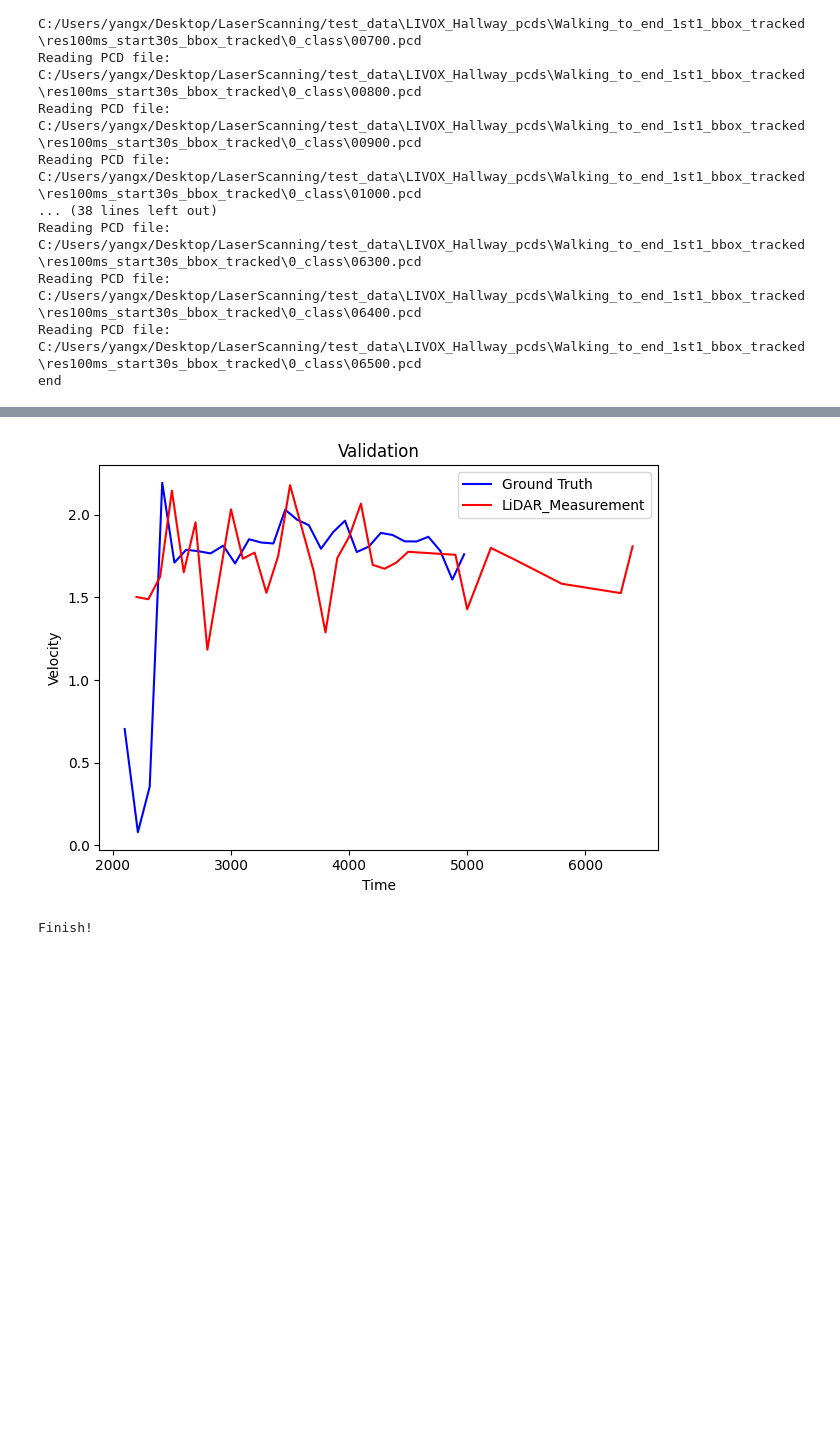
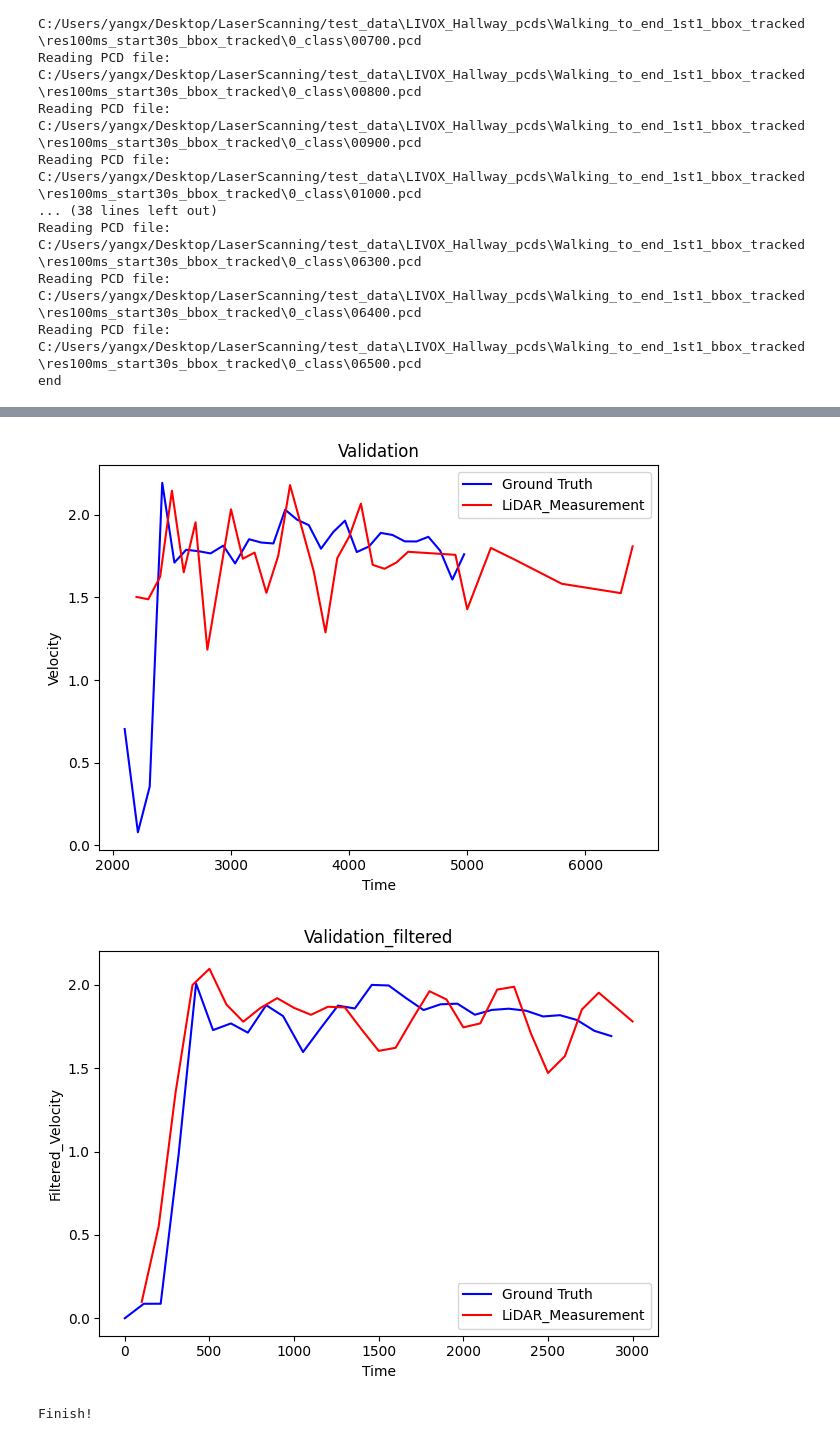
Before and after one commit to KenKobayashilax/lidar_in_soccer, a Jupyter notebook: bbox_detect_modified.ipynb, the cells around one changed output, grey strips where cells are left out. Cells and saved outputs as stored; diff of their text form; code cells hidden in the pictures; blank space fills up the shorter version.

Commit message:
apply the lowpass filter

```diff
--- a/bbox_detect_modified.ipynb
+++ b/bbox_detect_modified.ipynb
@@ -244,7 +242,6 @@ Reading PCD file: C:/Users/yangx/Desktop/LaserScanning/test_data\LIVOX_Hallway_p
 Reading PCD file: C:/Users/yangx/Desktop/LaserScanning/test_data\LIVOX_Hallway_pcds\Walking_to_end_1st1_bbox_tracked\res100ms_start30s_bbox_tracked\0_class\06500.pcd
 end
 # %%
-
 ########## obtain and preprocess all csv data ###########
 # directory path of measurement csv file
 ms_folder = "0_class"
@@ -268,76 +265,68 @@ gt.to_csv(gt_cleaned_path, index=False)
 
 
 
+############### butter filter #####################
+ms_cutoff_frequency = 2.0  # cut-off frequency
+ms_sample_rate = 10.0  # sampling rate
+
+gt_cutoff_frequency = 2.0  # cut-off frequency
+gt_sample_rate = 300.0  # sampling rate
+
+ms_filtered_velocity = butter_lowpass_filter(ms['Velocity'], ms_cutoff_frequency, ms_sample_rate)
+ms['Filtered_Velocity'] = ms_filtered_velocity
+
+gt_filtered_velocity = butter_lowpass_filter(gt['Velocity'], gt_cutoff_frequency, gt_sample_rate)
+gt['Filtered_Velocity'] = gt_filtered_velocity
+
+
 ############### CubicSpline Interpolation ###############
-gt_new = pd.DataFrame(columns=['Time', 'Velocity'])
-
 # Interpolation of values every 100 counts (time intervals = 0.1s)
 chunk_size = 100
-num_chunks = len(gt) // chunk_size
 
-for i in range(num_chunks):
-    chunk = gt.iloc[i * chunk_size:(i + 1) * chunk_size]
-    gt_interp = cs_interpolate(chunk)
-    gt_new = pd.concat([gt_new, gt_interp], ignore_index=True)
-
+# apply to the original gt data
+# define the save path
 gt_interp_csv = "velocity_gt_interp.csv"
 gt_interp_path = os.path.join(folder_tracked, subfolder_name, gt_interp_csv)
-gt_new.to_csv(gt_interp_path, index=False)
+
+gt_new = apply_interp_to_gt(gt, gt_interp_path, chunk_size, filter=False)
 
 
 
-############# align the gt data and the measurement data ############
-min_rmse = np.inf
-best_offset = 0
+# apply to the filtered gt data
+# define the save path
+gt_f_interp_csv = "velocity_gt_filtered_interp.csv"
+gt_f_interp_path = os.path.join(folder_tracked, subfolder_name, gt_f_interp_csv)
 
+gt_f_new = apply_interp_to_gt(gt, gt_f_interp_path, chunk_size, filter=True)
+
+
+############# align the groundtruth and measurement data ############
+# apply to the original gt data
 len_diff = len(gt_new) - len(ms)
-if len_diff > 0:
-    df1 = ms
-    df2 = gt_new
-else:
-    df1 = gt_new
-    df2 = ms
+min_rmse, best_chunk, best_offset = align_dataframe(gt_new, ms, len_diff, filter=False)
 
-# calculate the RMSE at different offsets
-for offset in range(abs(len_diff) + 1):
-    offset_df2 = df2.copy()
-    index_list = np.arange(offset, offset + len(df1))
-
-    rmse = np.sqrt(
-        mean_squared_error(
-            offset_df2.iloc[np.min(index_list):np.max(index_list)+1]['Velocity'], df1['Velocity'].values
-            )
-        )
-
-    # Update minimum error and offset
-    if rmse < min_rmse:
-        min_rmse = rmse
-        best_offset = offset
-        best_df2 = offset_df2.iloc[np.min(index_list):np.max(index_list)+1]
-
+print(f"Complete the original data alignment !!!!")
 print(f"Minimum Root Mean Square Error(RMSE): {min_rmse}")
 print(f"Best Offset: {best_offset}")
 
+# apply to the filtered gt data
+len_diff_f = len(gt_f_new) - len(ms)
+min_rmse_f, best_chunk_f, best_offset_f = align_dataframe(gt_f_new, ms, len_diff_f, filter=True)
 
-# plot
-if len_diff > 0:
-    aligned_gt = best_df2
-    time_offset = aligned_gt.iloc[0].values[0]*100 - gt_new.iloc[0].values[0]
-    plt.plot(aligned_gt['Time'] * 100, aligned_gt['Velocity'], label='Ground Truth',color='blue')
-    plt.plot(ms['Time'] + time_offset, ms['Velocity'], label='LiDAR_Measurement', color='red')
-else:
-    aligned_ms = best_df2
-    time_offset = aligned_ms.iloc[0].values[0]- ms.iloc[0].values[0]
-    plt.plot(gt_new['Time'] * 100 + time_offset, gt_new['Velocity'], label='Ground Truth',color='blue')
-    plt.plot(aligned_ms['Time'] , aligned_ms['Velocity'], label='LiDAR_Measurement', color='red')
-plt.legend()
+print(f"Complete the filtered data alignment !!!!")
+print(f"Minimum Root Mean Square Error(RMSE): {min_rmse_f}")
+print(f"Best Offset with filter: {best_offset_f}")
 
-plt.xlabel('Time')
-plt.ylabel('Velocity')
-plt.title('Validation')
 
-plt.tight_layout()
-plt.show()
+
+#################### plot #####################
+# plot the result without the filter
+plot_validation_result(len_diff, best_chunk, gt_new, ms)
+
+# plot the result with the filter
+plot_validation_filtered_result(len_diff_f, best_chunk_f, gt_f_new, ms)
+
+
 
 print("Finish!")
 # %% [output]
@@ -346,2 +339,3 @@ Best Offset: 21
 [figure]
+[figure, added]
 Finish!
```
Also changed, not shown: parts of 2 cells of this notebook, 1 other file.
